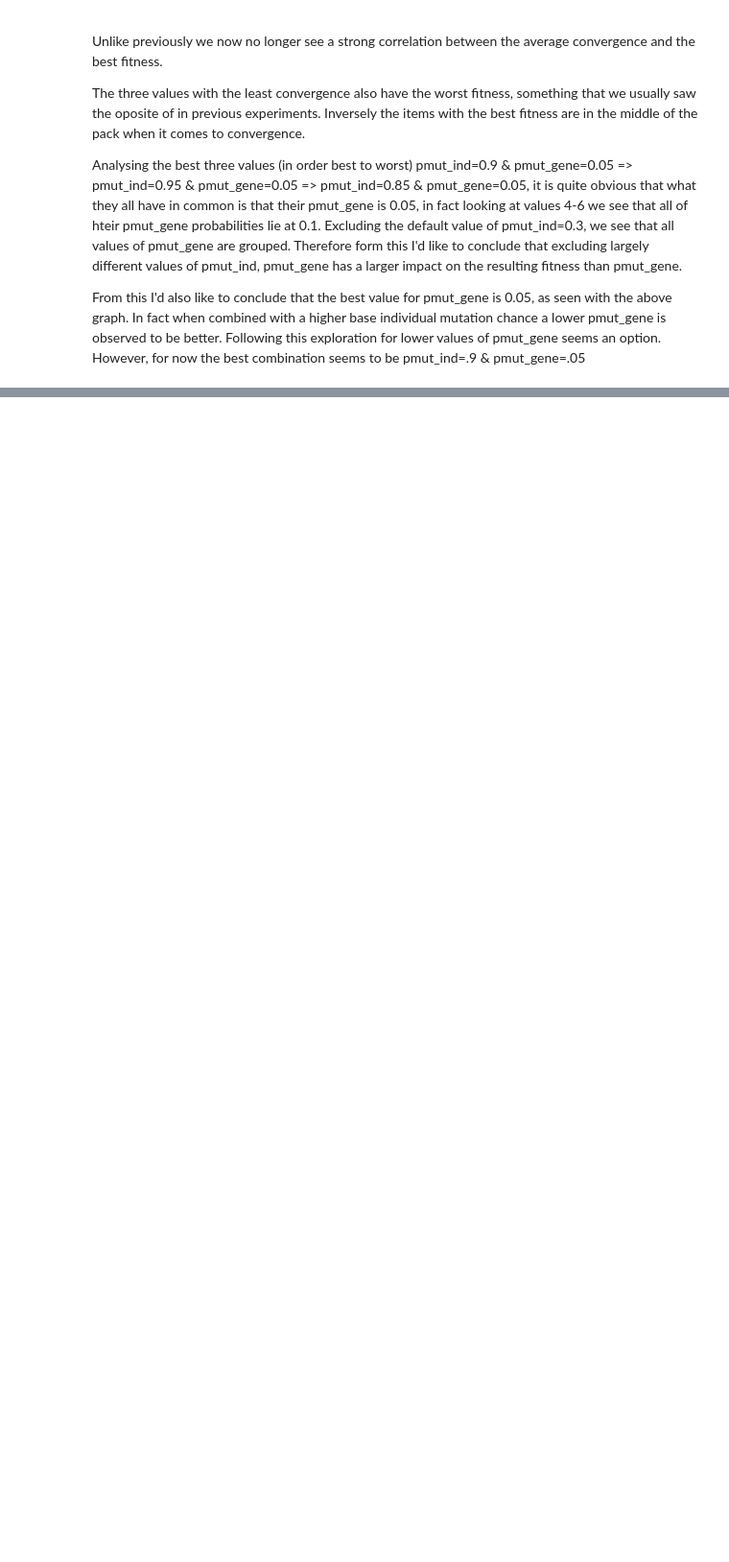
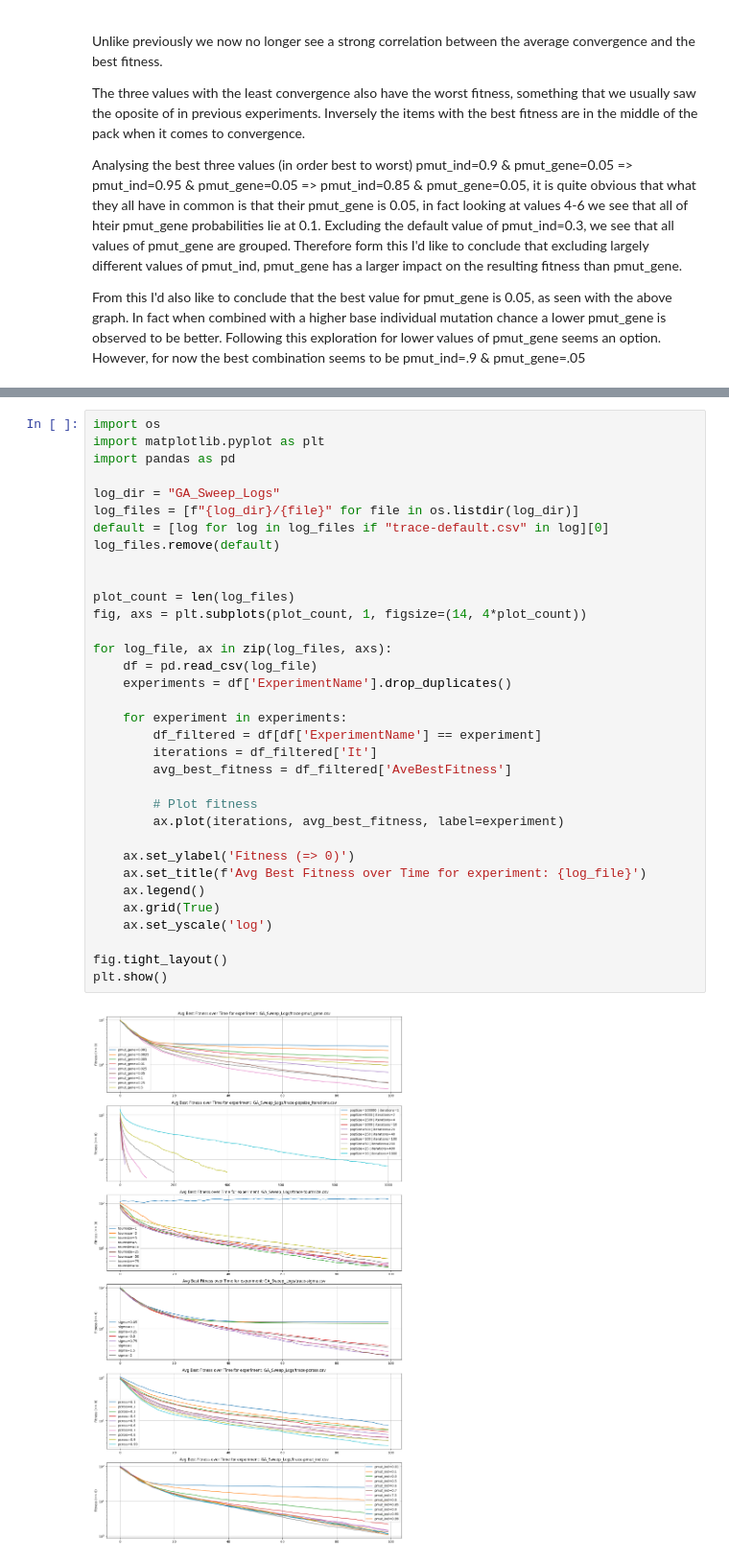
Before and after one commit to sebi-stewart/BioComputing-CSC3431-25-26-Assignment1, a Jupyter notebook: GA_Analysis.ipynb, the cells around one changed output, grey strips where cells are left out. Shown at 96% size. Cells and saved outputs as stored; diff of their text form; blank space fills up the shorter version.

Commit message:
Did more experiments and now prepping to do more extensive tests in promising ranges

```diff
--- a/GA_Analysis.ipynb
+++ b/GA_Analysis.ipynb
@@ -431,0 +488,36 @@ From this I'd also like to conclude that the best value for pmut_gene is 0.05, a
+# %%
+import os
+import matplotlib.pyplot as plt
+import pandas as pd
+
+log_dir = "GA_Sweep_Logs"
+log_files = [f"{log_dir}/{file}" for file in os.listdir(log_dir)]
+default = [log for log in log_files if "trace-default.csv" in log][0]
+log_files.remove(default)
+
+
+plot_count = len(log_files)
+fig, axs = plt.subplots(plot_count, 1, figsize=(14, 4*plot_count))
+
+for log_file, ax in zip(log_files, axs):
+    df = pd.read_csv(log_file)
+    experiments = df['ExperimentName'].drop_duplicates()
+
+    for experiment in experiments:
+        df_filtered = df[df['ExperimentName'] == experiment]
+        iterations = df_filtered['It']
+        avg_best_fitness = df_filtered['AveBestFitness']
+
+        # Plot fitness
+        ax.plot(iterations, avg_best_fitness, label=experiment)
+
+    ax.set_ylabel('Fitness (=> 0)')
+    ax.set_title(f'Avg Best Fitness over Time for experiment: {log_file}')
+    ax.legend()
+    ax.grid(True)
+    ax.set_yscale('log')
+
+fig.tight_layout()
+plt.show()
+# %% [output]
+[figure, added]
```
Also changed, not shown: parts of 4 cells of this notebook, 1 other file.
